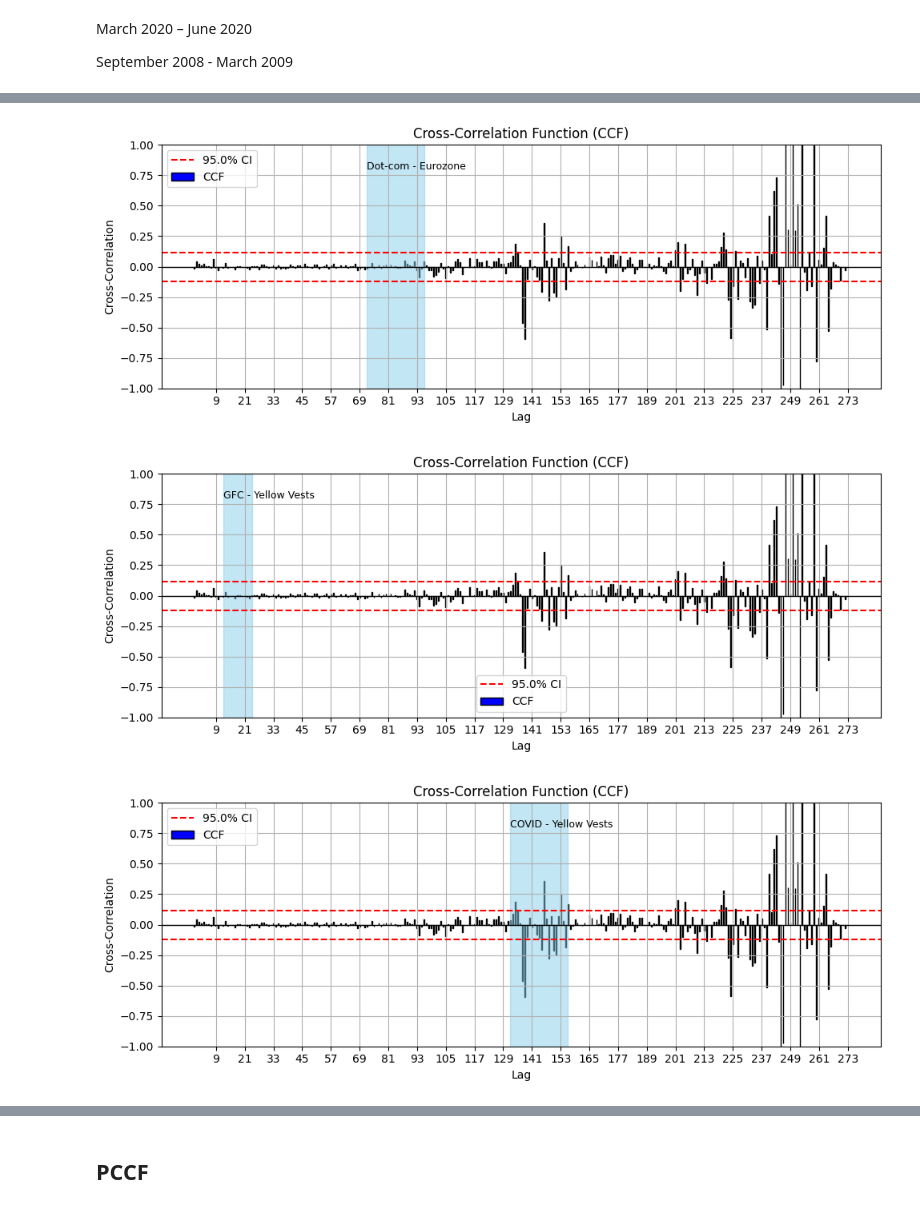
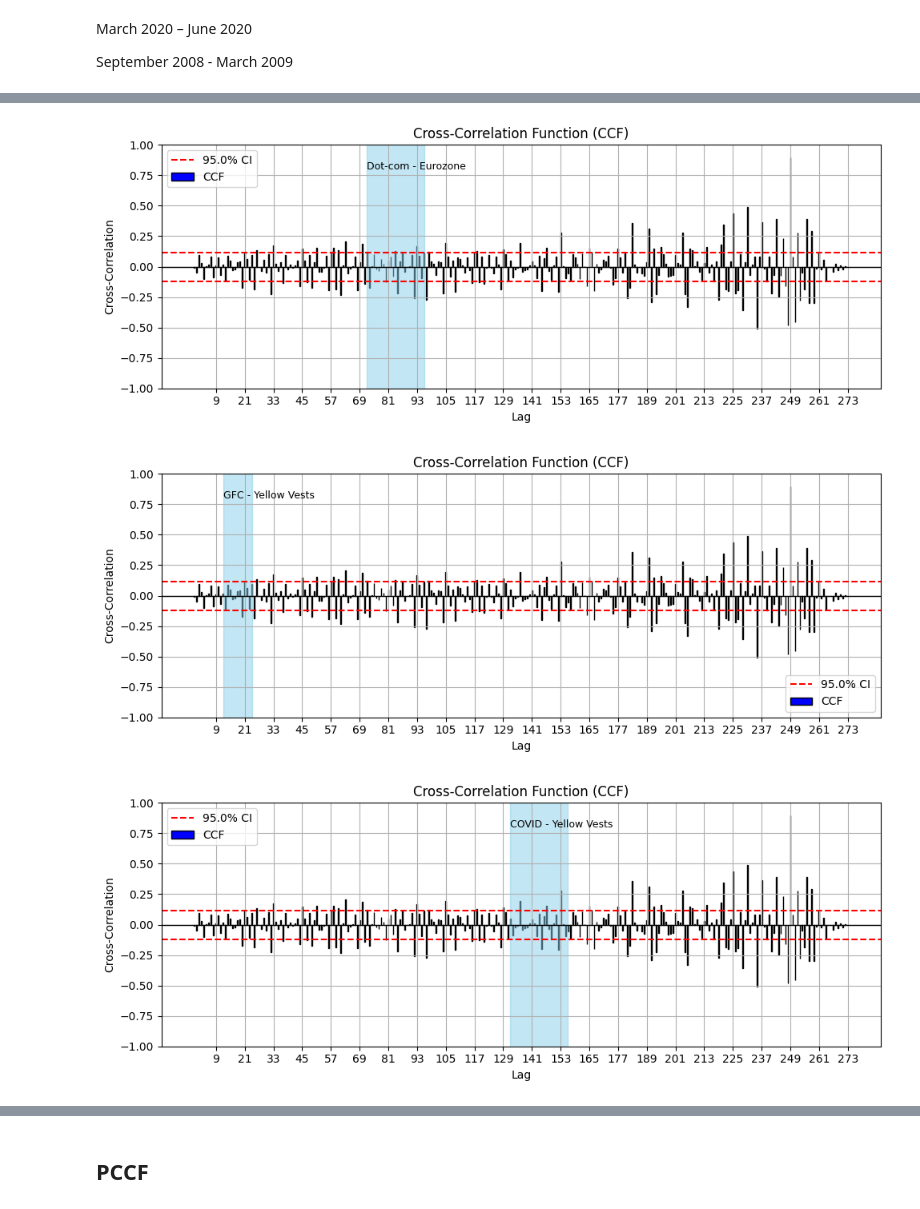
Before and after one commit to emirsglm/consumer-behavior-analysis, a Jupyter notebook: test.ipynb, the cells around one changed output, grey strips where cells are left out. Drawn from its saved outputs; the diff is of its cells as text; code cells hidden in the pictures.

```diff
--- a/test.ipynb
+++ b/test.ipynb
@@ -1102,5 +1102,5 @@ def ccf_plot_custom(x, y, nlags=20, alpha=0.05,intervals=None,text=None):
     plt.tight_layout()
 # %%
 for i in range(9):
-    ccf_plot_custom(df_stationary["Retail_Volume"],df_stationary['STIR'],274,intervals=data['Crisis Interval'][i],text=data['Crisis Pair'][i])
+    ccf_plot_custom(df_stationary["Retail_Volume"],df_stationary['CPI'],274,intervals=data['Crisis Interval'][i],text=data['Crisis Pair'][i])
 # %% [output]
@@ -1112,3 +1112,3 @@ for i in range(9):
-[figure, old version]
+[figure, new version]
-[figure, old version]
+[figure, new version]
-[figure, old version]
+[figure, new version]
```
Also changed, not shown: parts of 31 cells of this notebook.
